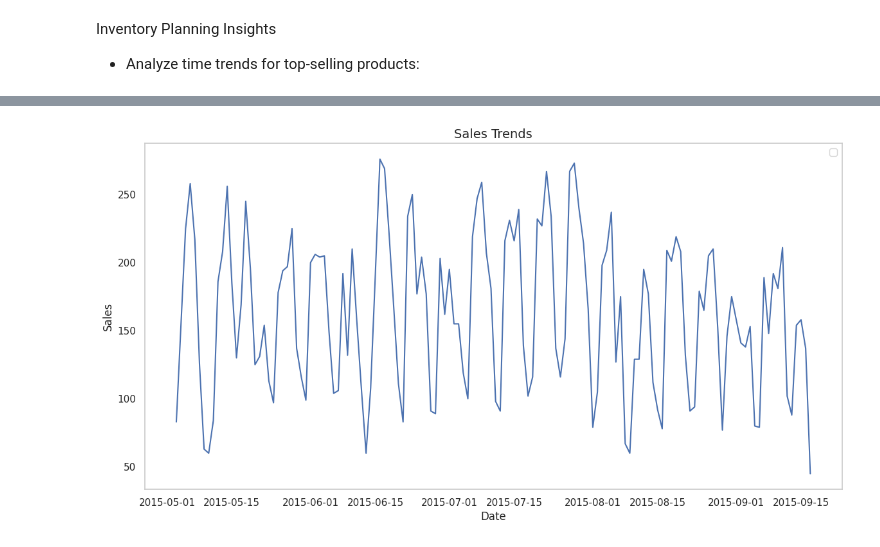
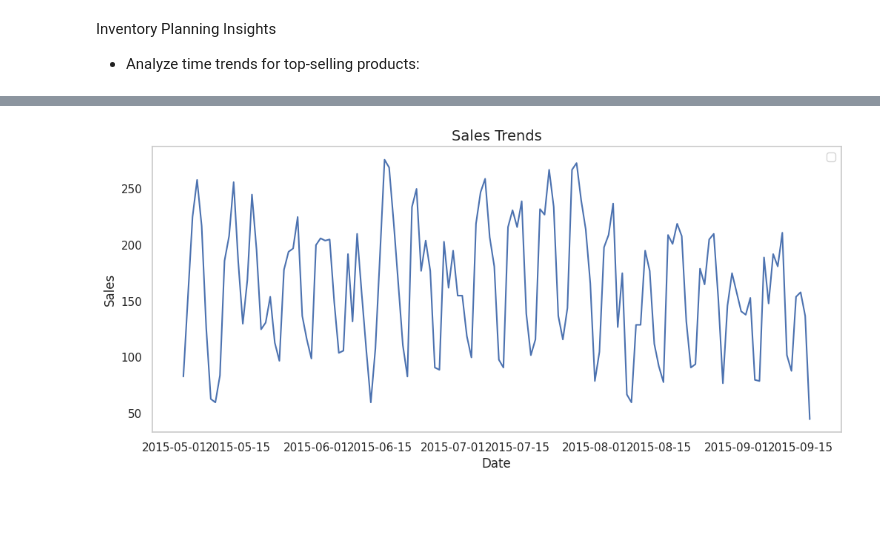
Before and after one commit to cristianBMJ/Data_Analysis_Projects, a Jupyter notebook: analyzing-purchasing-patterns.ipynb, the cells around one changed output, grey strips where cells are left out. Cells and saved outputs as stored; diff of their text form; code cells hidden in the pictures; blank space fills up the shorter version.

```diff
--- a/analyzing-purchasing-patterns.ipynb
+++ b/analyzing-purchasing-patterns.ipynb
@@ -477,22 +504,22 @@ shape: (20_655, 3)
 # %%
 # Convert to pandas
 product_trends_df = product_trends.to_pandas()
 
 # Sort the data by date for better plotting
 product_trends_df = product_trends_df.sort_values("date")
 
 # Get the top 5 items by total sales
 sales_daily = product_trends_df.groupby("date")["daily_sales"].sum()[:-1]
 
 # Plot the trends
-plt.figure(figsize=(14, 7))
+plt.figure(figsize=(12, 5))
 plt.plot( sales_daily)
 
 plt.title("Sales Trends", fontsize=14)
 plt.xlabel("Date", fontsize=12)
 plt.ylabel("Sales", fontsize=12)
 plt.legend()
 plt.grid()
 plt.show()
 # %% [output]
-[figure, old version]
+[figure, new version]
```
Also changed, not shown: parts of 10 cells of this notebook.
